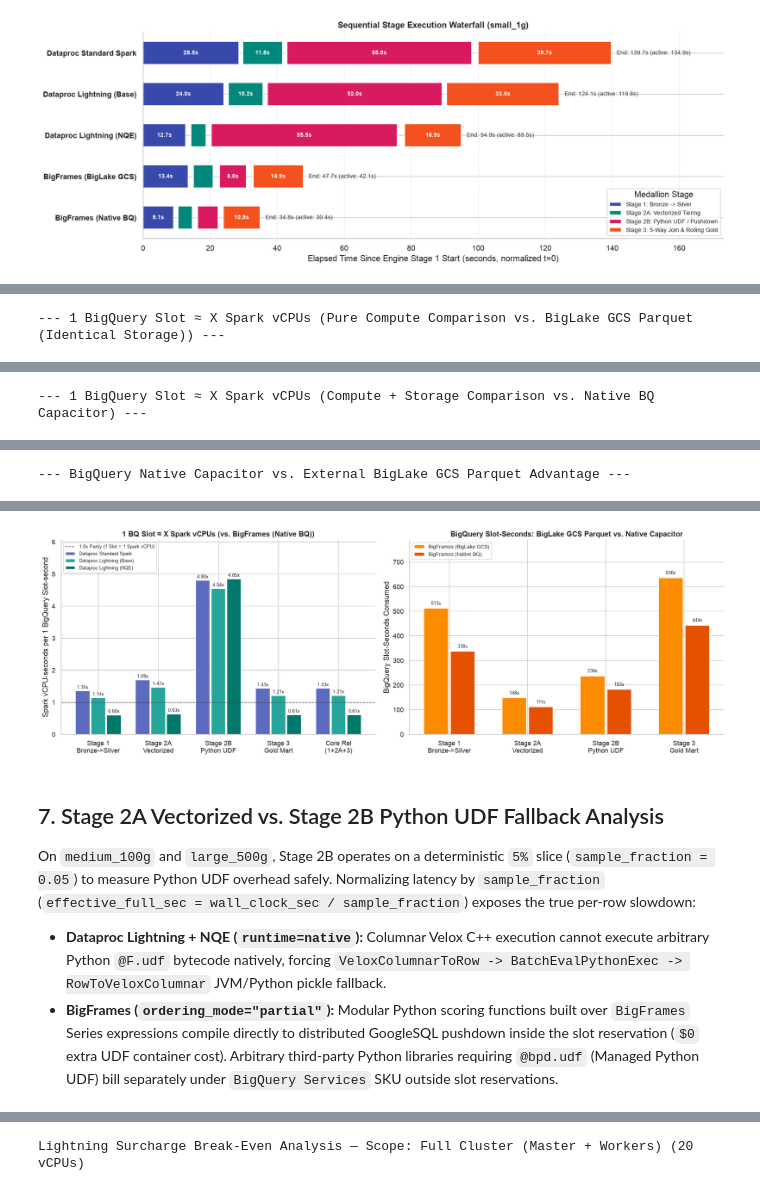
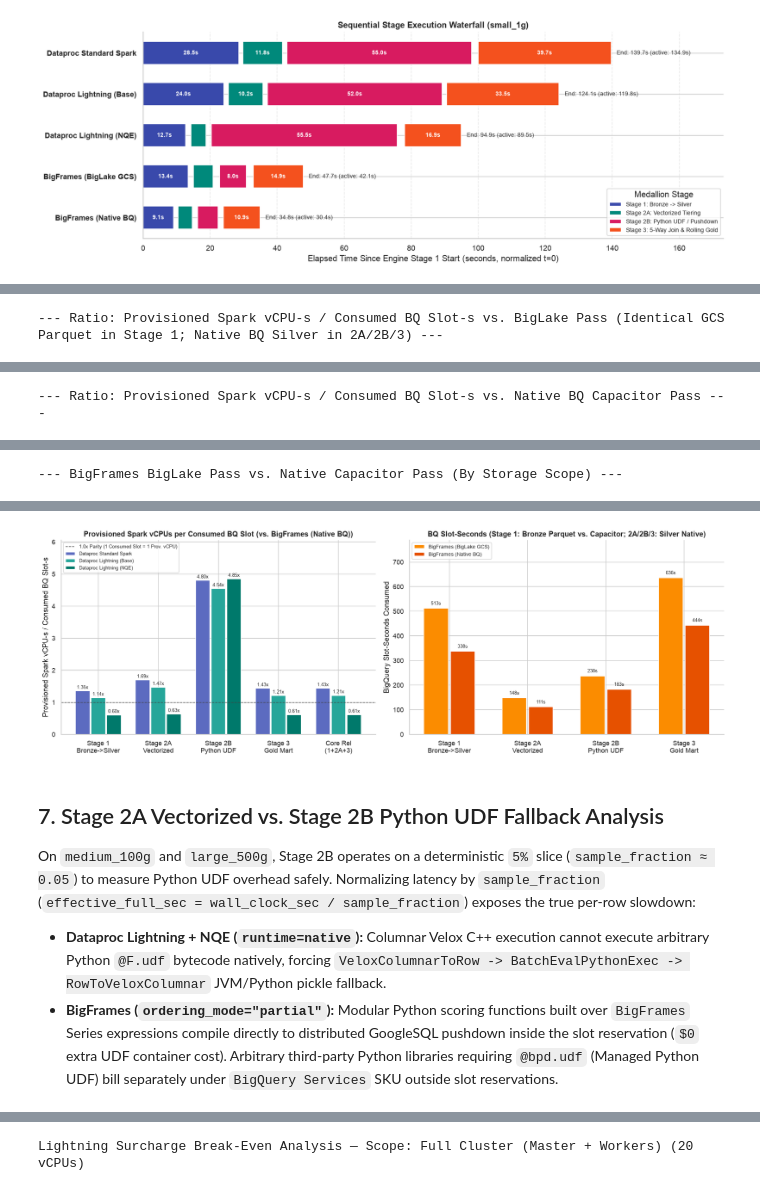
Before and after one commit to johanesalxd/lakehouse-compute-benchmark, a Jupyter notebook: notebooks/04_benchmark_summary_and_tco.ipynb, the cells around one changed output, grey strips where cells are left out. Drawn from its saved outputs; the diff is of its cells as text; code cells hidden in the pictures.

```diff
--- a/notebooks/04_benchmark_summary_and_tco.ipynb
+++ b/notebooks/04_benchmark_summary_and_tco.ipynb
@@ -580,7 +614,7 @@ for idx, eng in enumerate(present_engines):
 ax1.set_xticks(x)
 ax1.set_xticklabels([STAGE_SHORT_LABELS.get(s, s) for s in present_stages])
 ax1.set_ylabel("Wall-Clock Time (seconds)")
-ax1.set_title(f"Stage-by-Stage Latency ({ACTIVE_SCALE_PRESET})")
+ax1.set_title(f"Stage-by-Stage Latency ({ACTIVE_SCALE_PRESET} | Spark: warm in-cluster; BQ: client E2E)")
 ax1.set_ylim(0, max_stage_lat * 1.25)
 ax1.legend(frameon=True, fontsize=8.5, loc="upper left")
 
@@ -781,8 +816,14 @@ if spark_variants and bq_variants:
     eq_df = pd.DataFrame(eq_records)
 
     for bq_eng, title_suffix in [
-        ("bigframes_biglake_gcs", "Pure Compute Comparison vs. BigLake GCS Parquet (Identical Storage)"),
-        ("bigframes_native_bq", "Compute + Storage Comparison vs. Native BQ Capacitor"),
+        (
+            "bigframes_biglake_gcs",
+            "Provisioned Spark vCPU-s / Consumed BQ Slot-s vs. BigLake Pass (Identical GCS Parquet in Stage 1; Native BQ Silver in 2A/2B/3)",
+        ),
+        (
+            "bigframes_native_bq",
+            "Provisioned Spark vCPU-s / Consumed BQ Slot-s vs. Native BQ Capacitor Pass",
+        ),
     ]:
         if bq_eng not in bq_variants:
             continue
@@ -794,44 +835,51 @@ if spark_variants and bq_variants:
             ["bq_slot_sec", "bq_avg_active_slots", "bq_mib_processed"]
         ]
         table = bq_meta.join(piv)
-        print(f"\n--- 1 BigQuery Slot ≈ X Spark vCPUs ({title_suffix}) ---")
+        print(f"\n--- Ratio: {title_suffix} ---")
         show_table(
             table,
             {
                 "bq_slot_sec": "{:,.1f} slot-s",
                 "bq_avg_active_slots": "{:.1f} slots",
                 "bq_mib_processed": "{:,.1f} MiB",
-                **{s: "{:.2f} vCPUs" for s in spark_variants},
+                **{s: "{:.2f} vCPU/slot" for s in spark_variants},
             },
         )
 
-    # BigLake GCS -> Native Capacitor Efficiency Delta
+    # BigLake Pass -> Native Capacitor Pass Delta (highlighting true Bronze vs Silver storage scope)
     if {"bigframes_biglake_gcs", "bigframes_native_bq"}.issubset(set(bq_variants)):
+        _scope_labels = {
+            "stage1_bronze_to_silver": "Bronze Read: BigLake Parquet vs. Capacitor (True Storage Delta)",
+            "stage2a_silver_vectorized": "Silver Read: Native BQ in Both Passes (Run Variance Only)",
+            "stage2b_silver_udf": "Silver Read: Native BQ in Both Passes (Run Variance Only)",
+            "stage3_silver_to_gold": "Mixed: Native BQ Silver + BigLake vs. Native Bronze Dims",
+        }
         cap_df = df[df["engine_variant"].isin(["bigframes_biglake_gcs", "bigframes_native_bq"])].pivot(
             index="stage_id", columns="engine_variant", values=["bq_slot_seconds", "bq_mib_processed", "wall_clock_sec"]
         ).reindex(present_stages)
         cap_summary = pd.DataFrame({
+            "storage_comparison_scope": [_scope_labels.get(s, s) for s in present_stages],
             "biglake_slot_sec": cap_df[("bq_slot_seconds", "bigframes_biglake_gcs")],
             "native_slot_sec": cap_df[("bq_slot_seconds", "bigframes_native_bq")],
-            "slot_ms_reduction_pct": (
+            "slot_ms_delta_pct": (
                 1.0 - cap_df[("bq_slot_seconds", "bigframes_native_bq")] / cap_df[("bq_slot_seconds", "bigframes_biglake_gcs")]
             ) * 100.0,
             "biglake_mib": cap_df[("bq_mib_processed", "bigframes_biglake_gcs")],
             "native_mib": cap_df[("bq_mib_processed", "bigframes_native_bq")],
-            "io_bytes_reduction_pct": (
+            "io_bytes_delta_pct": (
                 1.0 - cap_df[("bq_mib_processed", "bigframes_native_bq")] / cap_df[("bq_mib_processed", "bigframes_biglake_gcs")]
             ) * 100.0,
-        })
-        print("\n--- BigQuery Native Capacitor vs. External BigLake GCS Parquet Advantage ---")
+        }, index=present_stages)
+        print("\n--- BigFrames BigLake Pass vs. Native Capacitor Pass (By Storage Scope) ---")
         show_table(
             cap_summary,
             {
                 "biglake_slot_sec": "{:,.1f}",
                 "native_slot_sec": "{:,.1f}",
-                "slot_ms_reduction_pct": "{:.1f}%",
+                "slot_ms_delta_pct": "{:+.1f}%",
                 "biglake_mib": "{:,.1f}",
                 "native_mib": "{:,.1f}",
-                "io_bytes_reduction_pct": "{:.1f}%",
+                "io_bytes_delta_pct": "{:+.1f}%",
             },
         )
 
@@ -853,15 +901,15 @@ if spark_variants and bq_variants:
         for bar, v in zip(bars, vals):
             ax1.text(bar.get_x() + bar.get_width() / 2.0, v + 0.04, f"{v:.2f}x", ha="center", va="bottom", fontsize=7.5)
 
-    ax1.axhline(1.0, color="#424242", linestyle="--", linewidth=1.0, label="1.0x Parity (1 Slot = 1 Spark vCPU)")
+    ax1.axhline(1.0, color="#424242", linestyle="--", linewidth=1.0, label="1.0x Parity (1 Consumed Slot = 1 Prov. vCPU)")
     ax1.set_xticks(x)
     ax1.set_xticklabels([STAGE_SHORT_LABELS.get(g, g) for g in groups_order])
-    ax1.set_ylabel("Spark vCPU-seconds per 1 BigQuery Slot-second")
-    ax1.set_title(f"1 BQ Slot ≈ X Spark vCPUs (vs. {ENGINE_LABELS[primary_bq]})")
+    ax1.set_ylabel("Provisioned Spark vCPU-s / Consumed BQ Slot-s")
+    ax1.set_title(f"Provisioned Spark vCPUs per Consumed BQ Slot (vs. {ENGINE_LABELS[primary_bq]})")
     ax1.set_ylim(0, max(1.25, float(plot_eq["spark_vcpus_per_1_bq_slot"].max()) * 1.25))
     ax1.legend(fontsize=8, loc="upper left")
 
-    # Right panel: BigLake GCS vs Native BQ slot-seconds
+    # Right panel: BigLake Pass vs Native BQ Pass slot-seconds
     bq_plot_df = df[df["engine_variant"].isin(bq_variants)].copy()
     x_s = np.arange(len(present_stages))
     bw2 = 0.68 / max(1, len(bq_variants))
@@ -884,15 +932,16 @@ if spark_variants and bq_variants:
     ax2.set_xticks(x_s)
     ax2.set_xticklabels([STAGE_SHORT_LABELS.get(s, s) for s in present_stages])
     ax2.set_ylabel("BigQuery Slot-Seconds Consumed")
-    ax2.set_title("BigQuery Slot-Seconds: BigLake GCS Parquet vs. Native Capacitor")
+    ax2.set_title("BQ Slot-Seconds (Stage 1: Bronze Parquet vs. Capacitor; 2A/2B/3: Silver Native)")
     ax2.set_ylim(0, max_slot_s * 1.24)
     ax2.legend(fontsize=8.5, loc="upper left")
 
     plt.tight_layout()
     plt.show()
 else:
+    eq_df = pd.DataFrame()
     print("Compute equivalency requires at least one Spark and one BigFrames variant.")
 # %% [output]
---- 1 BigQuery Slot ≈ X Spark vCPUs (Pure Compute Comparison vs. BigLake GCS Parquet (Identical Storage)) ---
+--- Ratio: Provisioned Spark vCPU-s / Consumed BQ Slot-s vs. BigLake Pass (Identical GCS Parquet in Stage 1; Native BQ Silver in 2A/2B/3) ---
 |  | bq_slot_sec | bq_avg_active_slots | bq_mib_processed | spark_standard | spark_lightning_base | ... |
 | stage_group |  |  |  |  |  | ... |
@@ -905,3 +954,3 @@ else:
---- 1 BigQuery Slot ≈ X Spark vCPUs (Compute + Storage Comparison vs. Native BQ Capacitor) ---
+--- Ratio: Provisioned Spark vCPU-s / Consumed BQ Slot-s vs. Native BQ Capacitor Pass ---
 |  | bq_slot_sec | bq_avg_active_slots | bq_mib_processed | spark_standard | spark_lightning_base | ... |
 | stage_group |  |  |  |  |  | ... |
@@ -914 +963 @@ else:
---- BigQuery Native Capacitor vs. External BigLake GCS Parquet Advantage ---
+--- BigFrames BigLake Pass vs. Native Capacitor Pass (By Storage Scope) ---
@@ -921,8 +969,8 @@ else:
-[figure, old version]
+[figure, new version]
 # %% [markdown]
 ## 7. Stage 2A Vectorized vs. Stage 2B Python UDF Fallback Analysis
 
-On `medium_100g` and `large_500g`, Stage 2B operates on a deterministic `5%` slice (`sample_fraction = 0.05`) to measure Python UDF overhead safely. Normalizing latency by `sample_fraction` (`effective_full_sec = wall_clock_sec / sample_fraction`) exposes the true per-row slowdown:
+On `medium_100g` and `large_500g`, Stage 2B operates on a deterministic `5%` slice (`sample_fraction ≈ 0.05`) to measure Python UDF overhead safely. Normalizing latency by `sample_fraction` (`effective_full_sec = wall_clock_sec / sample_fraction`) exposes the true per-row slowdown:
 - **Dataproc Lightning + NQE (`runtime=native`):** Columnar Velox C++ execution cannot execute arbitrary Python `@F.udf` bytecode natively, forcing `VeloxColumnarToRow -> BatchEvalPythonExec -> RowToVeloxColumnar` JVM/Python pickle fallback.
 - **BigFrames (`ordering_mode="partial"`):** Modular Python scoring functions built over `BigFrames` Series expressions compile directly to distributed GoogleSQL pushdown inside the slot reservation (`$0` extra UDF container cost). Arbitrary third-party Python libraries requiring `@bpd.udf` (Managed Python UDF) bill separately under `BigQuery Services` SKU outside slot reservations.
 # %%
```
Also changed, not shown: parts of 18 cells of this notebook.
